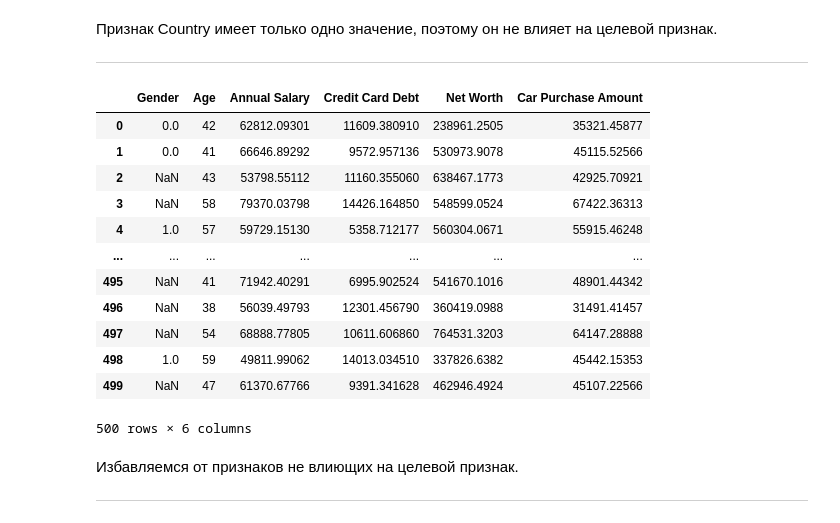
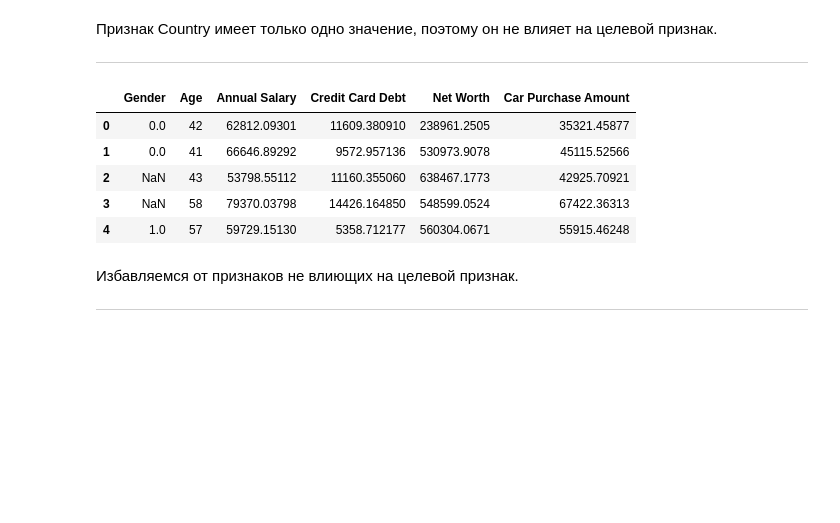
Before and after one commit to Ilia-iz/IAD_1, a Jupyter notebook: IAD1.ipynb, the cells around one changed output. Saved outputs shown, nothing was run; the diff lists cells and outputs as text; code cells hidden in the pictures; blank space fills up the shorter version.

```diff
--- a/IAD1.ipynb
+++ b/IAD1.ipynb
@@ -122,21 +112,14 @@ dtype: int64
 ---
 # %%
 df= df.drop(['Customer Name', 'Customer e-mail', 'Country'], axis=1)
-df
+df.head()
 # %% [output]
 |  | Gender | Age | Annual Salary | Credit Card Debt | Net Worth | Car Purchase Amount |
 | 0 | 0.0 | 42 | 62812.09301 | 11609.380910 | 238961.2505 | 35321.45877 |
 | 1 | 0.0 | 41 | 66646.89292 | 9572.957136 | 530973.9078 | 45115.52566 |
 | 2 | NaN | 43 | 53798.55112 | 11160.355060 | 638467.1773 | 42925.70921 |
 | 3 | NaN | 58 | 79370.03798 | 14426.164850 | 548599.0524 | 67422.36313 |
 | 4 | 1.0 | 57 | 59729.15130 | 5358.712177 | 560304.0671 | 55915.46248 |
-| ... | ... | ... | ... | ... | ... | ... |
-| 495 | NaN | 41 | 71942.40291 | 6995.902524 | 541670.1016 | 48901.44342 |
-| 496 | NaN | 38 | 56039.49793 | 12301.456790 | 360419.0988 | 31491.41457 |
-| 497 | NaN | 54 | 68888.77805 | 10611.606860 | 764531.3203 | 64147.28888 |
-| 498 | 1.0 | 59 | 49811.99062 | 14013.034510 | 337826.6382 | 45442.15353 |
-| 499 | NaN | 47 | 61370.67766 | 9391.341628 | 462946.4924 | 45107.22566 |
-500 rows × 6 columns
 # %% [markdown]
 Избавляемся от признаков не влиющих на целевой признак.
 
```
Also changed, not shown: parts of 18 cells of this notebook.
